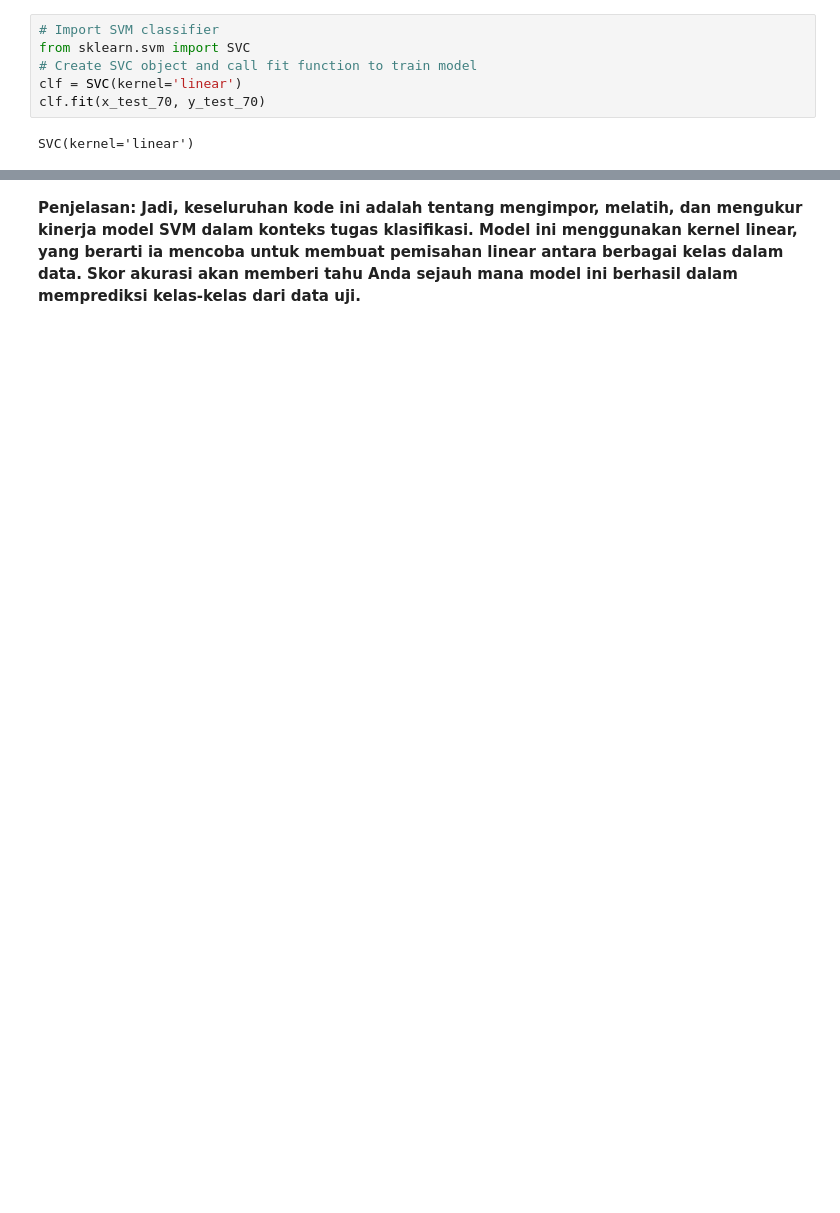
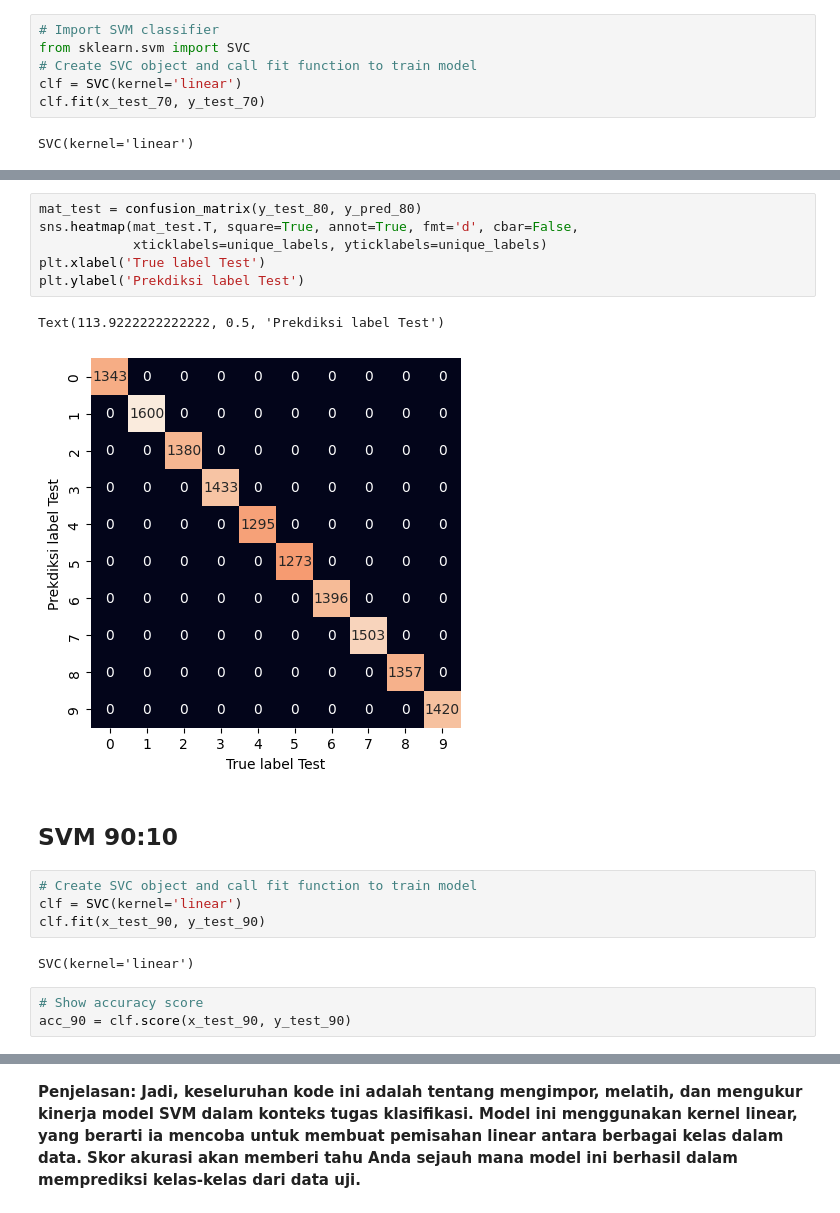
Before and after one commit to diaputr/machine-learning, a Jupyter notebook: Kuis1_Kelompok3_Agus_Diah_Fariz_Haikal_Widya_ML.ipynb, the cells around one changed output, grey strips where cells are left out. Cells and saved outputs as stored; diff of their text form; blank space fills up the shorter version.

```diff
--- a/Kuis1_Kelompok3_Agus_Diah_Fariz_Haikal_Widya_ML.ipynb
+++ b/Kuis1_Kelompok3_Agus_Diah_Fariz_Haikal_Widya_ML.ipynb
@@ -223,0 +350,20 @@ clf.score(x_test_70, y_test_70)
+# %%
+mat_test = confusion_matrix(y_test_80, y_pred_80)
+sns.heatmap(mat_test.T, square=True, annot=True, fmt='d', cbar=False,
+            xticklabels=unique_labels, yticklabels=unique_labels)
+plt.xlabel('True label Test')
+plt.ylabel('Prekdiksi label Test')
+# %% [output]
+Text(113.9222222222222, 0.5, 'Prekdiksi label Test')
+[figure, added]
+# %% [markdown]
+## SVM 90:10
+# %%
+# Create SVC object and call fit function to train model
+clf = SVC(kernel='linear')
+clf.fit(x_test_90, y_test_90)
+# %% [output]
+SVC(kernel='linear')
+# %%
+# Show accuracy score
+acc_90 = clf.score(x_test_90, y_test_90)
```
Also changed, not shown: parts of 47 cells of this notebook.
